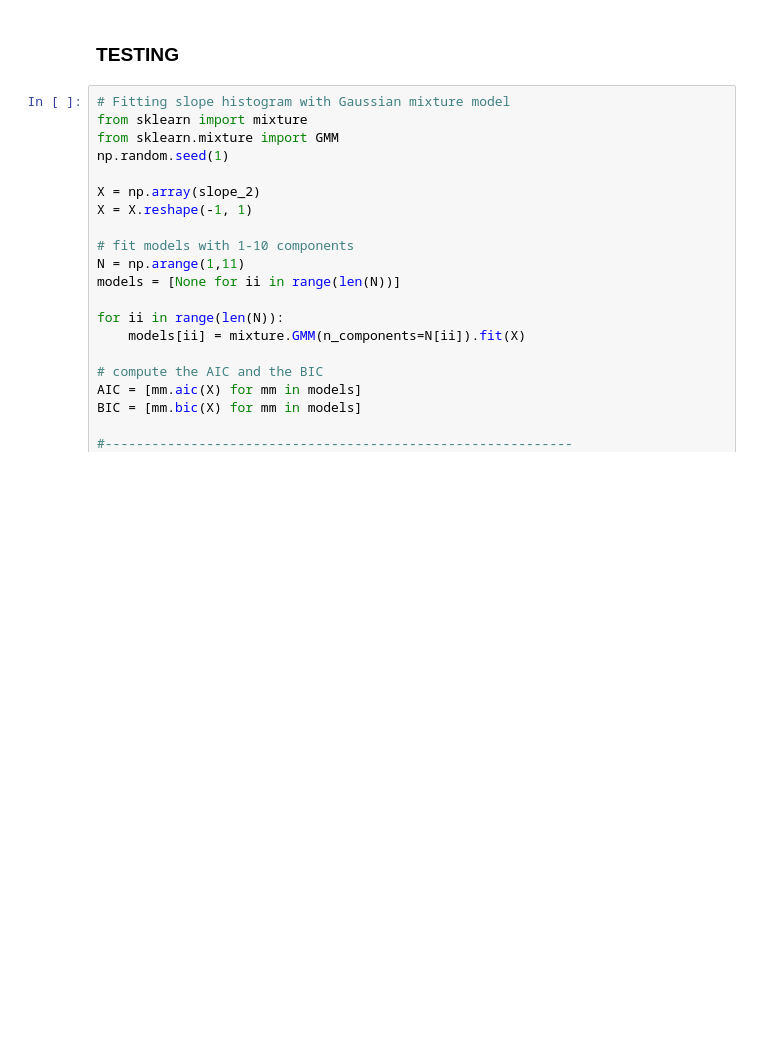
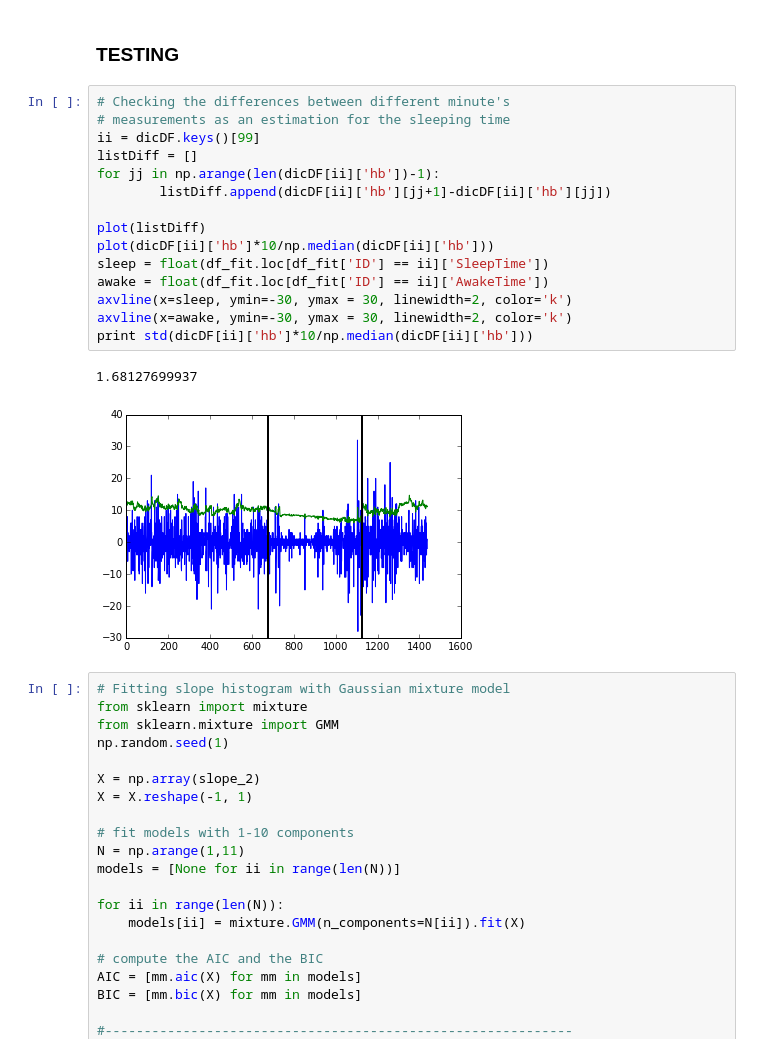
Before and after one commit to pastorenick/StressTest, a Jupyter notebook: Stress_analysis_fit.ipynb, the cells around one changed output. Saved outputs shown, nothing was run; the diff lists cells and outputs as text; blank space fills up the shorter version.

```diff
--- a/Stress_analysis_fit.ipynb
+++ b/Stress_analysis_fit.ipynb
@@ -243,5 +315,23 @@ Optimization terminated successfully.
 # %% [markdown]
 ### TESTING
+# %%
+# Checking the differences between different minute's
+# measurements as an estimation for the sleeping time
+ii = dicDF.keys()[99]
+listDiff = []
+for jj in np.arange(len(dicDF[ii]['hb'])-1):
+        listDiff.append(dicDF[ii]['hb'][jj+1]-dicDF[ii]['hb'][jj])
+
+plot(listDiff)
+plot(dicDF[ii]['hb']*10/np.median(dicDF[ii]['hb']))
+sleep = float(df_fit.loc[df_fit['ID'] == ii]['SleepTime'])
+awake = float(df_fit.loc[df_fit['ID'] == ii]['AwakeTime'])
+axvline(x=sleep, ymin=-30, ymax = 30, linewidth=2, color='k')
+axvline(x=awake, ymin=-30, ymax = 30, linewidth=2, color='k')
+print std(dicDF[ii]['hb']*10/np.median(dicDF[ii]['hb']))
+# %% [output]
+1.68127699937
+[figure, added]
 # %%
 # Fitting slope histogram with Gaussian mixture model
 from sklearn import mixture
```
Also changed, not shown: parts of 7 cells of this notebook, 3 other files.
